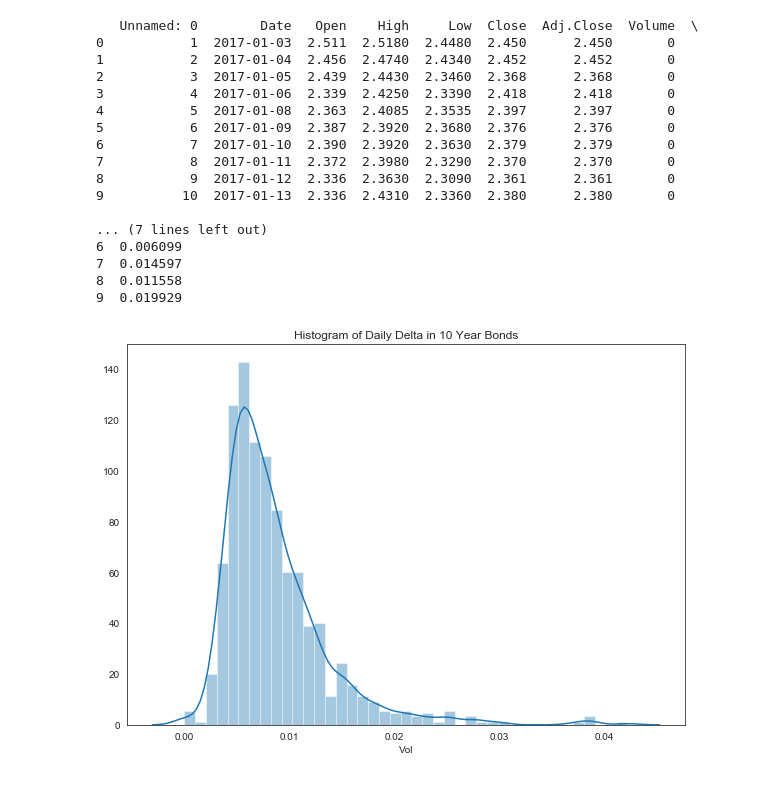
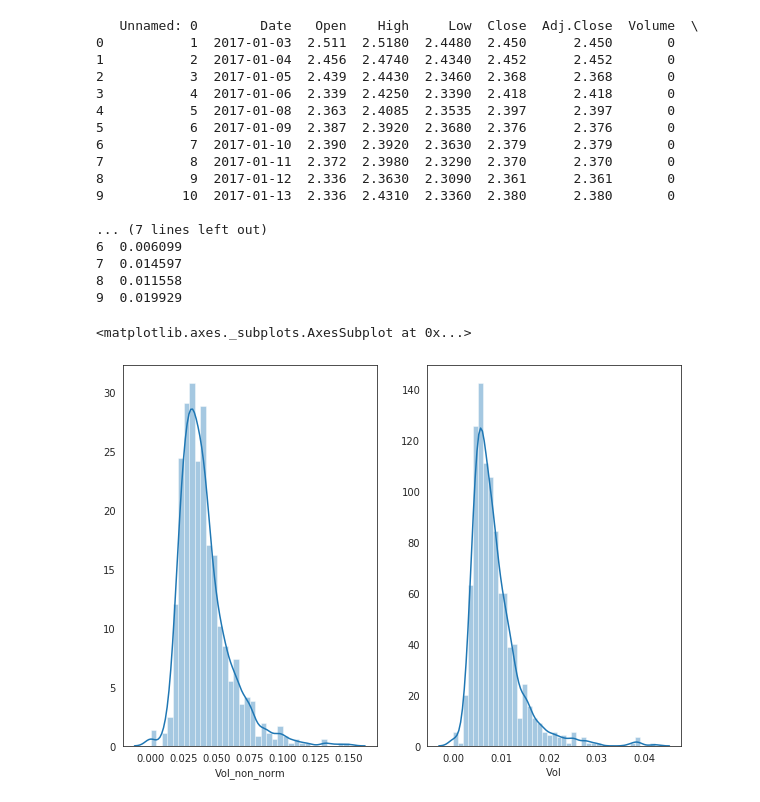
Before and after one commit to corinwagen/TrumpTweets, a Jupyter notebook: models/random_forest.ipynb, the cells around one changed output. Drawn from its saved outputs; the diff is of its cells as text; code cells hidden in the pictures.

```diff
--- a/models/random_forest.ipynb
+++ b/models/random_forest.ipynb
@@ -16,32 +16,36 @@ sns.set_style('white')
 # %%
 bonds_10 = pd.read_csv('../bonds/adjusted^TNX.csv')
 bonds_10['Vol'] = (bonds_10['High'] - bonds_10['Low']) / (bonds_10['High'] + bonds_10['Low'])
 print(bonds_10.head(10))
 
-fig = plt.figure(figsize=(10,7))
-sns.distplot(bonds_10['Vol'])
-plt.title('Histogram of Daily Delta in 10 Year Bonds')
+bonds_10['Vol_non_norm'] = bonds_10['High'] - bonds_10['Low']
 
-plt.show()
+fig, ax = plt.subplots(1, 2, figsize=(10,7))
+sns.distplot(bonds_10['Vol_non_norm'], ax=ax[0])
+sns.distplot(bonds_10['Vol'], ax=ax[1])
+#plt.title('Histogram of Daily Delta in 10 Year Bonds')
+
+#plt.show()
 # %% [output]
    Unnamed: 0        Date   Open    High     Low  Close  Adj.Close  Volume  \
 0           1  2017-01-03  2.511  2.5180  2.4480  2.450      2.450       0
 1           2  2017-01-04  2.456  2.4740  2.4340  2.452      2.452       0
 2           3  2017-01-05  2.439  2.4430  2.3460  2.368      2.368       0
 3           4  2017-01-06  2.339  2.4250  2.3390  2.418      2.418       0
 4           5  2017-01-08  2.363  2.4085  2.3535  2.397      2.397       0
 5           6  2017-01-09  2.387  2.3920  2.3680  2.376      2.376       0
 6           7  2017-01-10  2.390  2.3920  2.3630  2.379      2.379       0
 7           8  2017-01-11  2.372  2.3980  2.3290  2.370      2.370       0
 8           9  2017-01-12  2.336  2.3630  2.3090  2.361      2.361       0
 9          10  2017-01-13  2.336  2.4310  2.3360  2.380      2.380       0
 
 ... (7 lines left out)
 6  0.006099
 7  0.014597
 8  0.011558
 9  0.019929
+<matplotlib.axes._subplots.AxesSubplot at 0x...>
-[figure, old version]
+[figure, new version]
 # %%
 predictors = pd.read_csv('../tweets/cleaned_tweets_by_day')
 
```
Also changed, not shown: parts of 9 cells of this notebook.
